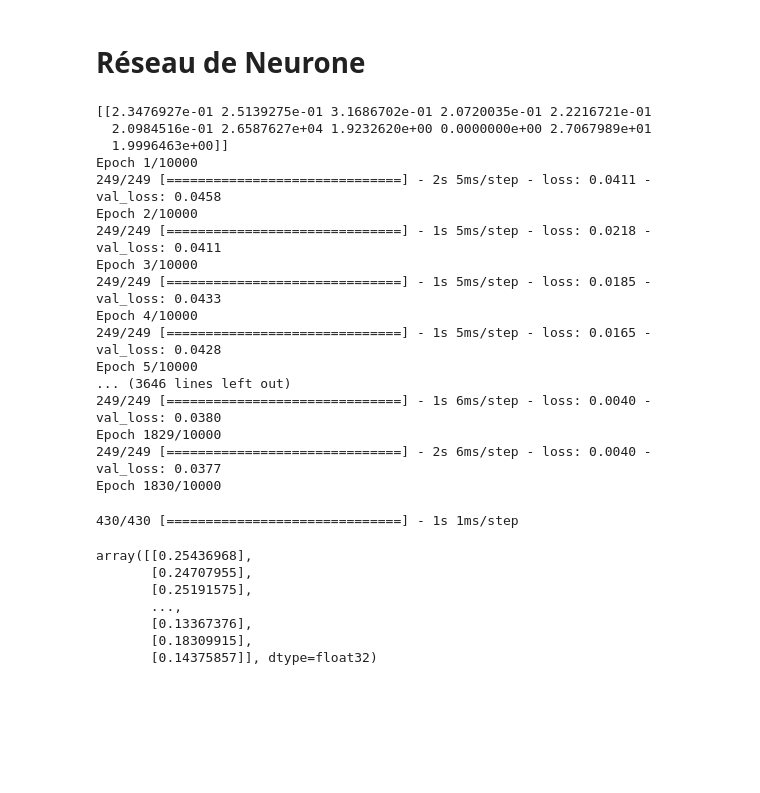
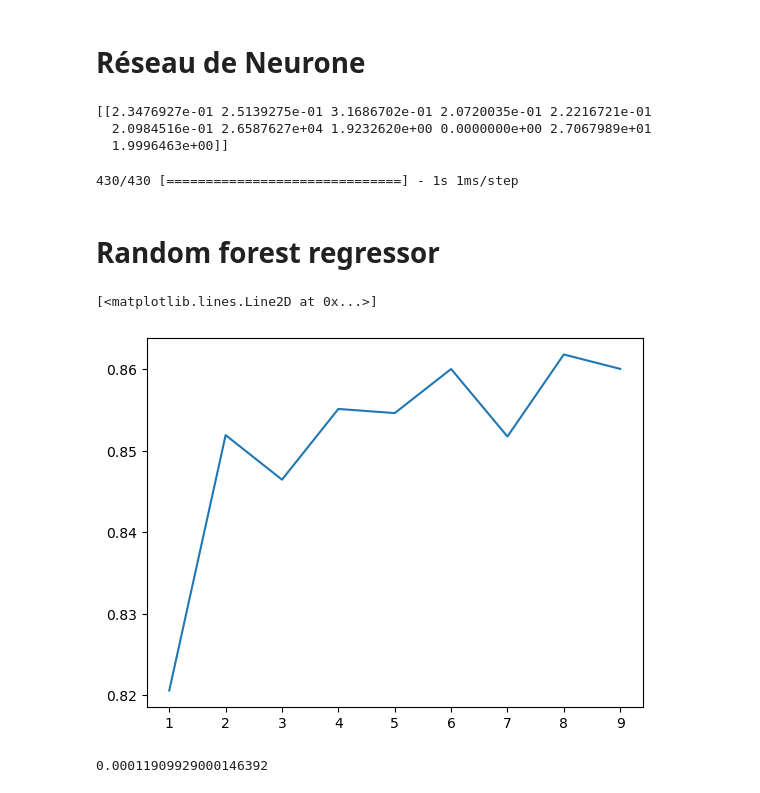
Before and after one commit to DavidFraux/DataChallengeTrains, a Jupyter notebook: DATACHALLENGE.ipynb, the cells around one changed output. Cells and saved outputs as stored; diff of their text form; code cells hidden in the pictures; blank space fills up the shorter version.

Commit message:
ajout random forest et station

```diff
--- a/DATACHALLENGE.ipynb
+++ b/DATACHALLENGE.ipynb
@@ -437,28 +473,11 @@ history = dnn_model.fit(
     np.array(XTrain_),
     np.array(YTrain),
     validation_split=0.2,
-    verbose=1, epochs=10000, batch_size=100)
-
-
-dnn_model.predict(np.array(XTest_))
+    verbose=0, epochs=10, batch_size=100)
 # %% [output]
 [[2.3476927e-01 2.5139275e-01 3.1686702e-01 2.0720035e-01 2.2216721e-01
   2.0984516e-01 2.6587627e+04 1.9232620e+00 0.0000000e+00 2.7067989e+01
   1.9996463e+00]]
-Epoch 1/10000
-249/249 [==============================] - 2s 5ms/step - loss: 0.0411 - val_loss: 0.0458
-Epoch 2/10000
-249/249 [==============================] - 1s 5ms/step - loss: 0.0218 - val_loss: 0.0411
-Epoch 3/10000
-249/249 [==============================] - 1s 5ms/step - loss: 0.0185 - val_loss: 0.0433
-Epoch 4/10000
-249/249 [==============================] - 1s 5ms/step - loss: 0.0165 - val_loss: 0.0428
-Epoch 5/10000
-... (3646 lines left out)
-249/249 [==============================] - 1s 6ms/step - loss: 0.0040 - val_loss: 0.0380
-Epoch 1829/10000
-249/249 [==============================] - 2s 6ms/step - loss: 0.0040 - val_loss: 0.0377
-Epoch 1830/10000
 # %%
 prediction = dnn_model.predict(np.array(XTest_))
 
@@ -467,13 +486,40 @@ df = pd.DataFrame(prediction, columns=['p0q0'], index = np.arange(1, prediction.
 df.to_csv("prediction_RN5_good.csv")
 # %% [output]
 430/430 [==============================] - 1s 1ms/step
-# %%
-prediction
-# %% [output]
-array([[0.25436968],
-       [0.24707955],
-       [0.25191575],
-       ...,
-       [0.13367376],
-       [0.18309915],
-       [0.14375857]], dtype=float32)
+# %% [markdown]
+# Random forest regressor
+# %%
+from sklearn.ensemble import RandomForestRegressor
+from sklearn.model_selection import GridSearchCV
+import matplotlib.pyplot as plt
+
+n_estimators = np.arange(1,15,1)
+#best is 6
+
+max_features = np.arange(1,10,1)
+#best is 5
+
+tuned_parameters = {'max_features':max_features}
+
+Cart_grid = GridSearchCV(
+    RandomForestRegressor(n_estimators= 6),
+    tuned_parameters,
+    n_jobs=-1
+    )
+
+Cart_grid.fit(XTrain_.to_numpy(), YTrain.to_numpy())
+
+mean_score = Cart_grid.cv_results_['mean_test_score']
+
+plt.plot(max_features, mean_score)
+# %% [output]
+[<matplotlib.lines.Line2D at 0x...>]
+[figure, added]
+# %%
+
+RF = RandomForestRegressor(max_features= 5, n_estimators = 6, criterion="absolute_error")
+RF.fit(XTrain_, YTrain)
+
+np.mean((RF.predict(XTrain_)-YTrain)**2)
+# %% [output]
+0.00011909929000146392
```
Also changed, not shown: parts of 14 cells of this notebook, 2 other files.
